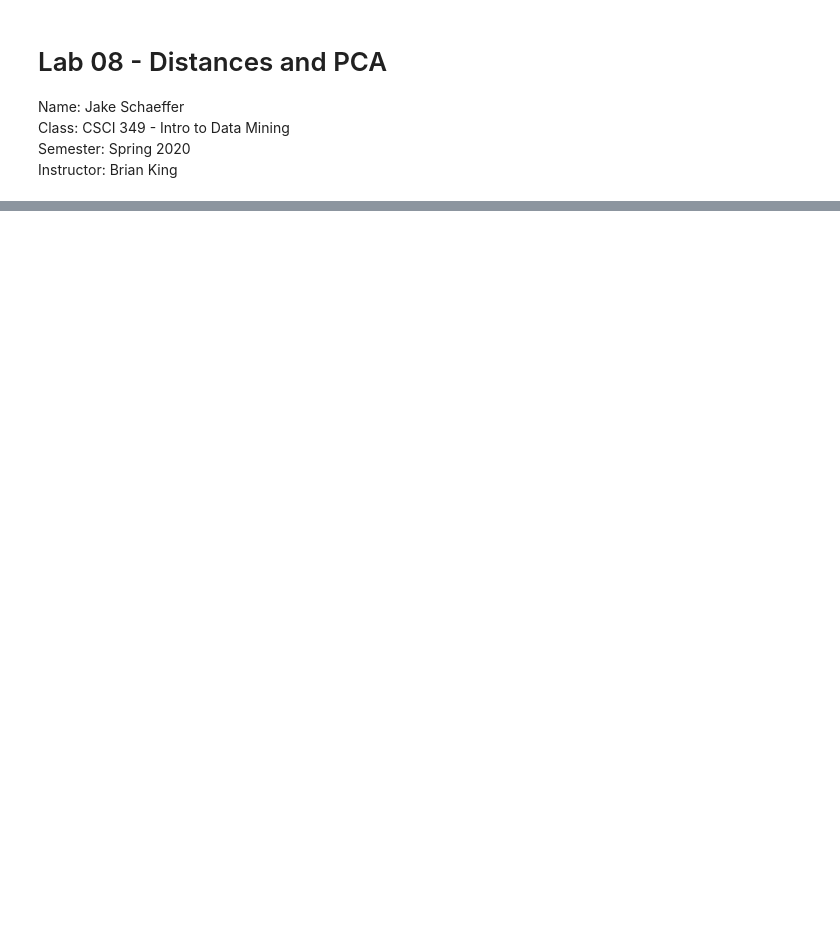
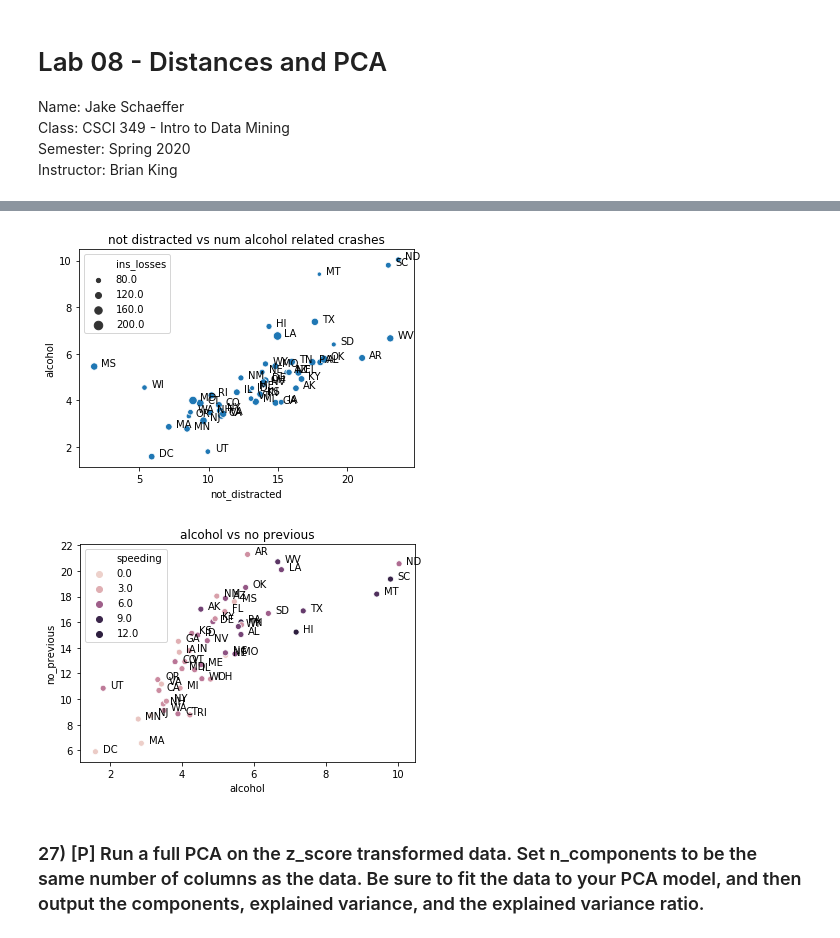
Before and after one commit to jaschaeff/DataMiningIntro, a Jupyter notebook: labs/lab08.ipynb, the cells around one changed output, grey strips where cells are left out. Cells and saved outputs as stored; diff of their text form; code cells hidden in the pictures; blank space fills up the shorter version.

```diff
--- a/labs/lab08.ipynb
+++ b/labs/lab08.ipynb
@@ -86,0 +393,17 @@ distmat_zeroone.stack().sort_values(ascending=False).drop_duplicates().head(3)
+# %%
+plot2 = sns.scatterplot(data = df_car_crashes,x = "not_distracted",y="alcohol",size = "ins_losses")
+for line in range(len(df_car_crashes.index)):
+    plot2.text(df_car_crashes.not_distracted[line]+.5,df_car_crashes.alcohol[line],df_car_crashes.index[line])
+plot2.set_title("not distracted vs num alcohol related crashes")
+plt.show()
+
+plot3 = sns.scatterplot(data = df_car_crashes,x = "alcohol",y="no_previous",hue = "speeding")
+for line in range(len(df_car_crashes.index)):
+    plot3.text(df_car_crashes.alcohol[line]+.2,df_car_crashes.no_previous[line],df_car_crashes.index[line])
+plot3.set_title("alcohol vs no previous")
+plt.show()
+# %% [output]
+[figure, added]
+[figure, added]
+# %% [markdown]
+### 27) [P] Run a full PCA on the z_score transformed data. Set n_components to be the same number of columns as the data. Be sure to fit the data to your PCA model, and then output the components, explained variance, and the explained variance ratio.
```
Also changed, not shown: parts of 63 cells of this notebook.
